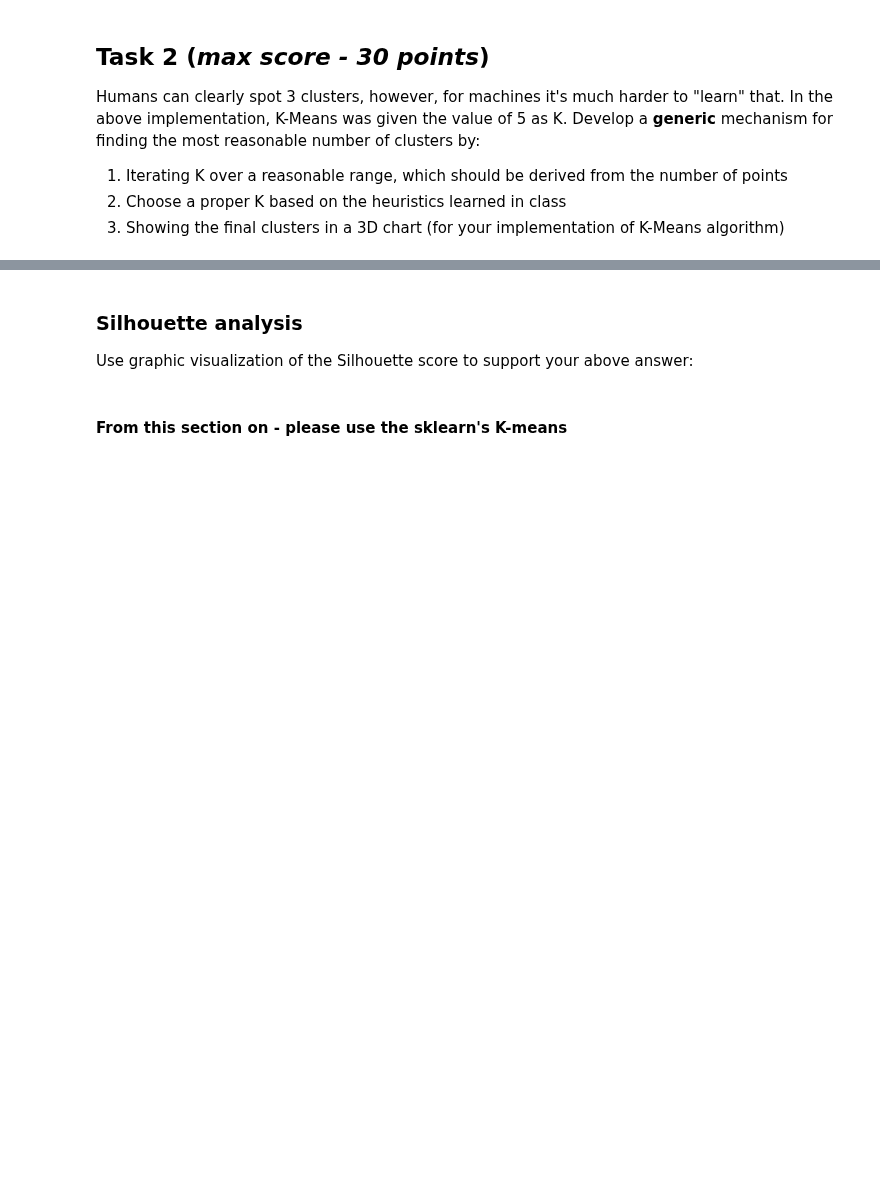
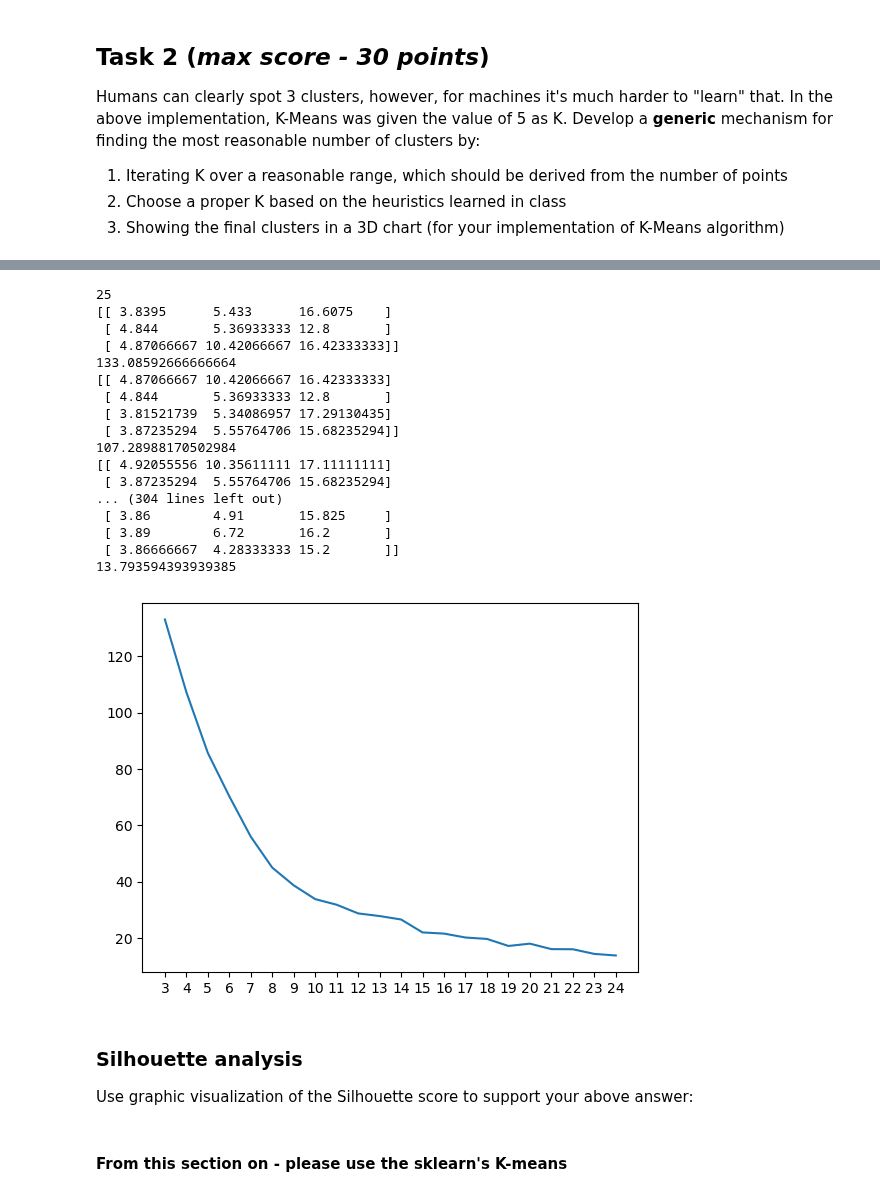
Before and after one commit to tryko/y_data_Itay_asaf_, a Jupyter notebook: Unsupervised_Learning/week_1/HW1_Clustering_Itay.ipynb, the cells around one changed output, grey strips where cells are left out. Saved outputs shown, nothing was run; the diff lists cells and outputs as text; code cells hidden in the pictures; blank space fills up the shorter version.

```diff
--- a/Unsupervised_Learning/week_1/HW1_Clustering_Itay.ipynb
+++ b/Unsupervised_Learning/week_1/HW1_Clustering_Itay.ipynb
@@ -273,3 +432,40 @@ Develop a **generic** mechanism for finding the most reasonable number of cluste
+# %%
+# Add your code for task2 after this line, and keep it in this cell.
+
+k_values = int(EMR3d1.shape[0]/4)
+print(k_values)
+starting_k = 3
+inertias = []
+for k in range(starting_k,k_values):
+    km = KMeans(n_clusters=k, init='random')
+    km.fit(EMR3d1)
+    print(km.cluster_centers_)
+    print(km.inertia_)
+    inertias.append(km.inertia_)
+
+
+
+plt.plot(range(starting_k,k_values), inertias)
+plt.xticks(range(starting_k,k_values));
+# %% [output]
+25
+[[ 3.8395      5.433      16.6075    ]
+ [ 4.844       5.36933333 12.8       ]
+ [ 4.87066667 10.42066667 16.42333333]]
+133.08592666666664
+[[ 4.87066667 10.42066667 16.42333333]
+ [ 4.844       5.36933333 12.8       ]
+ [ 3.81521739  5.34086957 17.29130435]
+ [ 3.87235294  5.55764706 15.68235294]]
+107.28988170502984
+[[ 4.92055556 10.35611111 17.11111111]
+ [ 3.87235294  5.55764706 15.68235294]
+... (304 lines left out)
+ [ 3.86        4.91       15.825     ]
+ [ 3.89        6.72       16.2       ]
+ [ 3.86666667  4.28333333 15.2       ]]
+13.793594393939385
+[figure, added]
 # %% [markdown]
 ### Silhouette analysis
 
```
Also changed, not shown: parts of 11 cells of this notebook.
